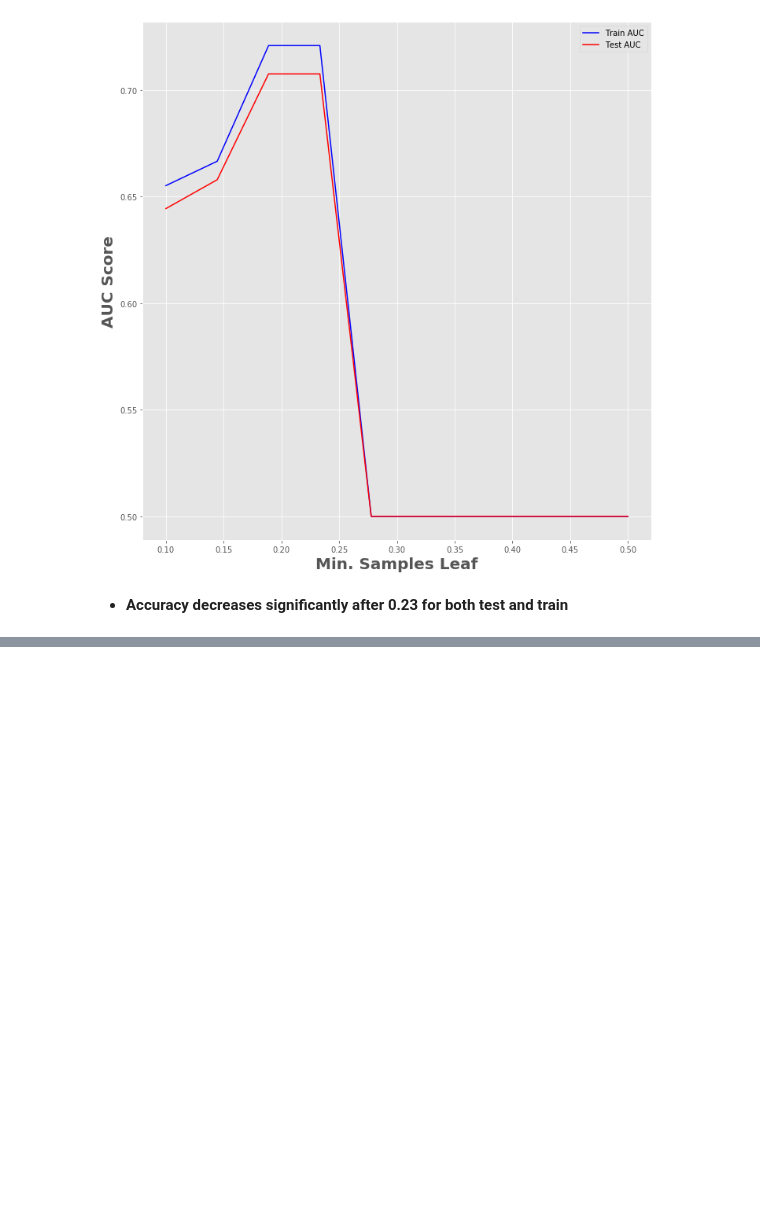
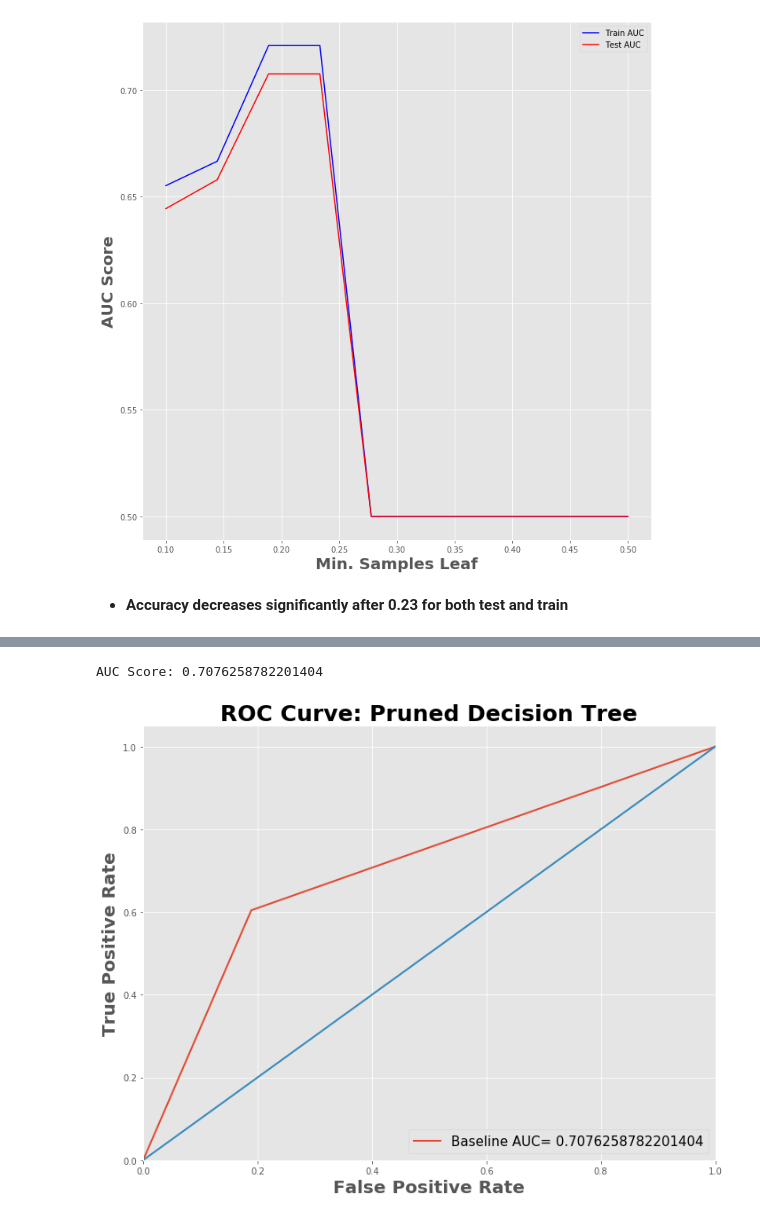
Before and after one commit to andrewcole33/telco_churn_analysis, a Jupyter notebook: decision_tree.ipynb, the cells around one changed output, grey strips where cells are left out. Drawn from its saved outputs; the diff is of its cells as text; code cells hidden in the pictures; blank space fills up the shorter version.

```diff
--- a/decision_tree.ipynb
+++ b/decision_tree.ipynb
@@ -280,0 +343,15 @@ plt.tight_layout()
+# %%
+print(f'AUC Score: {roc_auc}')
+plt.figure(figsize = (10, 8))
+plt.plot(fpr, tpr, lw = 2, label = 'Baseline AUC= ' + str(roc_auc))
+plt.plot([0,1], [0,1], lw = 2)
+plt.xlim([0,1])
+plt.ylim([0,1.05])
+plt.xlabel('False Positive Rate', fontweight = 'bold', fontsize = 20)
+plt.ylabel('True Positive Rate', fontsize = 20, fontweight = 'bold')
+plt.title('ROC Curve: Pruned Decision Tree', fontweight = 'bold', fontsize = 25)
+plt.legend(loc = 4, fontsize = 15)
+plt.tight_layout()
+# %% [output]
+AUC Score: 0.7076258782201404
+[figure, added]
```
Also changed, not shown: parts of 17 cells of this notebook.
